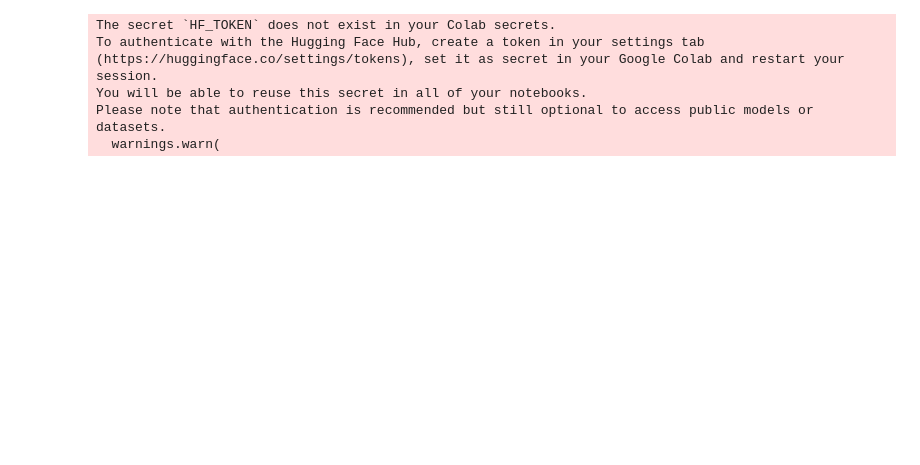
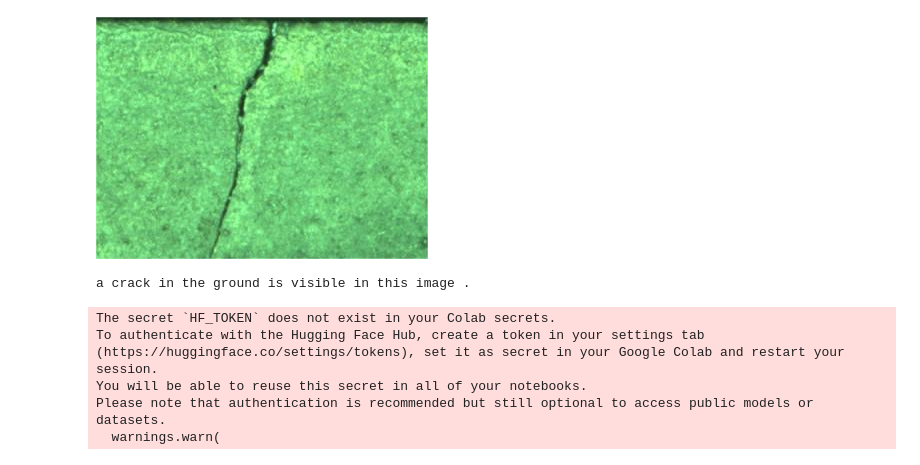
Before and after one commit to y778577674/TensorRT, a Jupyter notebook: docs/Interacting_with_open_coca.ipynb, the cells around one changed output. Cells and saved outputs as stored; diff of their text form; code cells hidden in the pictures; blank space fills up the shorter version.

```diff
--- a/docs/Interacting_with_open_coca.ipynb
+++ b/docs/Interacting_with_open_coca.ipynb
@@ -12,16 +36,20 @@ model, _, transform = open_clip.create_model_and_transforms(
 !wget https://i.imgur.com/8H7XCH0.jpg -O cat.jpg
 # %%
 from IPython.display import Image
-Image('cat.jpg')
+Image('test.jpg')
+# %% [output]
+[figure, added]
 # %%
 from PIL import Image
-im = Image.open("cat.jpg").convert("RGB")
+im = Image.open("test.jpg").convert("RGB")
 im = transform(im).unsqueeze(0)
 
 with torch.no_grad(), torch.cuda.amp.autocast():
   generated = model.generate(im)
 
 print(open_clip.decode(generated[0]).split("<end_of_text>")[0].replace("<start_of_text>", ""))
+# %% [output]
+a crack in the ground is visible in this image .
 # %%
 !pip install
 # %%
```
Also changed, not shown: parts of 5 cells of this notebook.
